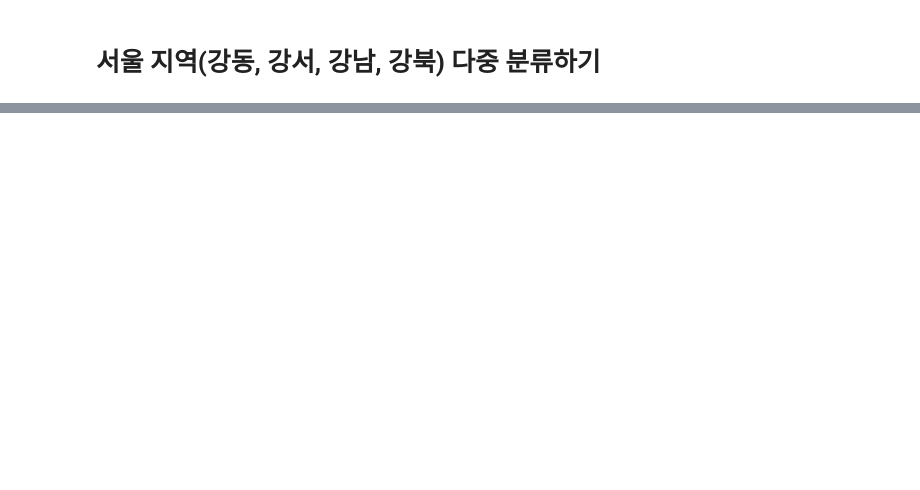
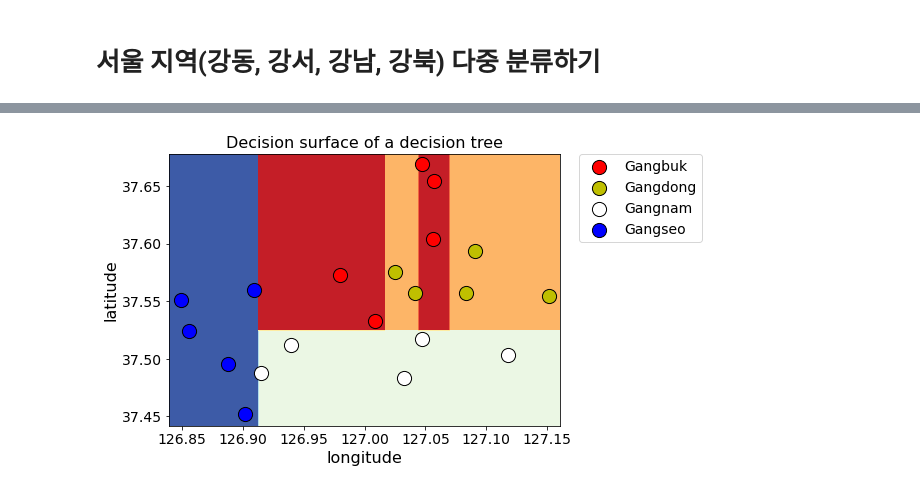
Before and after one commit to Jio-Kim/ML-DL, a Jupyter notebook: Decision_Tree.ipynb, the cells around one changed output, grey strips where cells are left out. Saved outputs shown, nothing was run; the diff lists cells and outputs as text; code cells hidden in the pictures; blank space fills up the shorter version.

```diff
--- a/Decision_Tree.ipynb
+++ b/Decision_Tree.ipynb
@@ -33,0 +133,9 @@ train_df = train_df[['district', 'longitude', 'latitude', 'label']]
+# %%
+train_df.drop(['district'], axis = 1, inplace = True)
+test_df.drop(['dong'], axis = 1, inplace = True)
+
+X_train = train_df[['longitude','latitude']]
+y_train = train_df['label']
+
+X_test = test_df[['longitude','latitude']]
+y_test = test_df['label']
@@ -33,0 +144,10 @@ train_df = train_df[['district', 'longitude', 'latitude', 'label']]
+# %%
+from sklearn import tree
+import numpy as np
+import matplotlib.pyplot as plt
+from sklearn import preprocessing
+
+# 모델 학습
+le = preprocessing.LabelEncoder()
+y_encoded = le.fit_transform(y_train) # 강동, 강서, 강남, 강북을 0,1,2,3으로 변환
+clf = tree.DecisionTreeClassifier(random_state = 35).fit(X_train, y_encoded)
@@ -33,0 +198,9 @@ train_df = train_df[['district', 'longitude', 'latitude', 'label']]
+# %%
+# 파라미터 설정 없이 학습 데이터 학습
+le = preprocessing.LabelEncoder()
+y_encoded = le.fit_transform(y_train)
+clf = tree.DecisionTreeClassifier(random_state=35).fit(X_train, y_encoded)
+
+display_decision_surface(clf, X_train, y_encoded)
+# %% [output]
+[figure, added]
```
Also changed, not shown: parts of 24 cells of this notebook.
